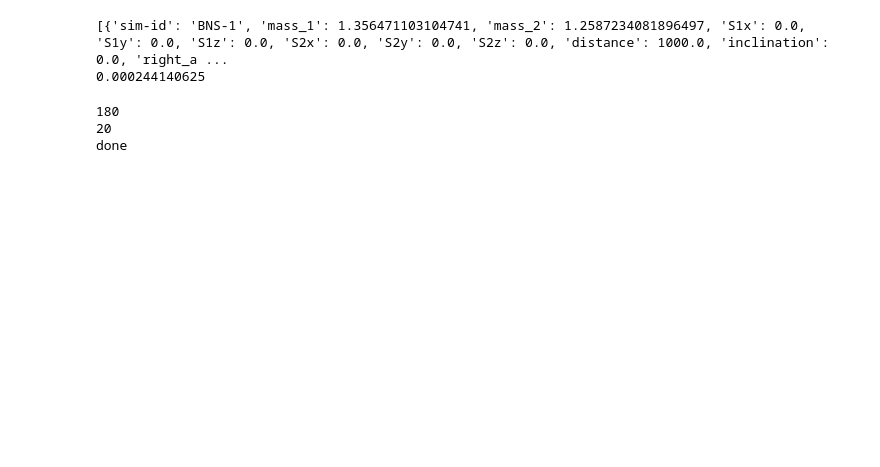
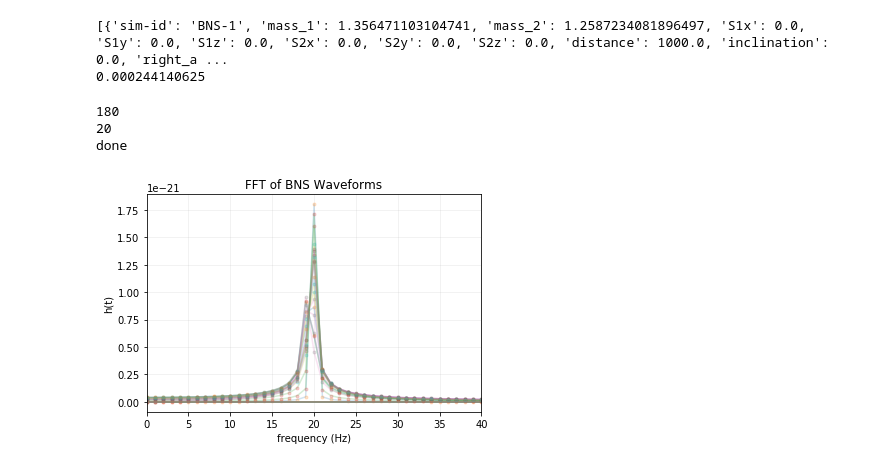
Before and after one commit to bpiotrzkowski/Example-Codes, a Jupyter notebook: gwPaPa-master/gwPaPa_Binary_Classifier-Iggy-Method.ipynb, the cells around one changed output. Saved outputs shown, nothing was run; the diff lists cells and outputs as text; code cells hidden in the pictures; blank space fills up the shorter version.

```diff
--- a/gwPaPa-master/gwPaPa_Binary_Classifier-Iggy-Method.ipynb
+++ b/gwPaPa-master/gwPaPa_Binary_Classifier-Iggy-Method.ipynb
@@ -107,4 +107,31 @@ eta=(mass_1*mass_2)/(mass_1+mass_2)**2.0
 
 M_chirp_check=(mass_1_check*mass_2_check)**(3/5)/(mass_1_check+mass_2_check)**(1/5)
 eta_check=(mass_1_check*mass_2_check)/(mass_1_check+mass_2_check)**2.0
+# %%
+fftfreq=np.fft.fftfreq(len(BNS_data[0]),dt)
+freqmax=np.array([])
+freqmax_check=np.array([])
+
+for i in range(len(injections_BNS)):
+    fft=np.fft.fft(BNS_data[i])
+    freqmax=np.append(freqmax,np.abs(fftfreq[np.argmax(np.abs(fft))]))
+    #plt.plot(fftfreq,np.abs(fft),alpha=.1)
+
+
+
+for i in range(len(injections_BNS_check)):
+    fft=np.fft.fft(BNS_data_check[i])
+    freqmax=np.append(freqmax,np.abs(fftfreq[np.argmax(np.abs(fft))]))
+    plt.plot(fftfreq,np.abs(fft),alpha=.2)
+    plt.plot(fftfreq,np.abs(fft),'.',alpha=.2)
+
+#plt.plot(fftfreq,np.abs(fft))
+plt.xlabel('frequency (Hz)')
+plt.ylabel('h(t)')
+plt.xlim(0,40)
+plt.grid(alpha=.2)
+plt.title('FFT of BNS Waveforms')
+plt.show()
+# %% [output]
+[figure, added]
 # %%
```
Also changed, not shown: parts of 3 cells of this notebook.
